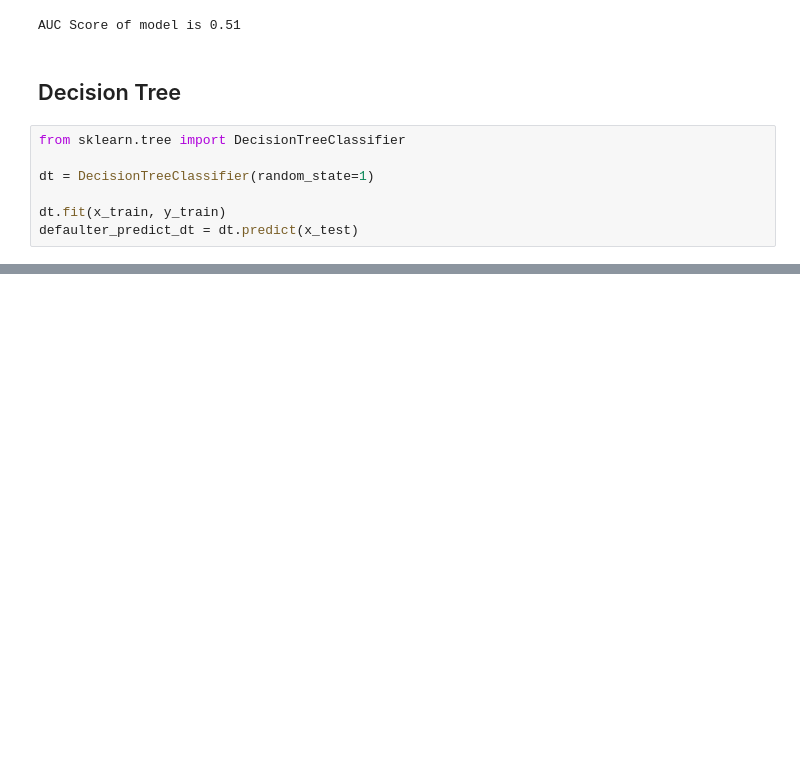
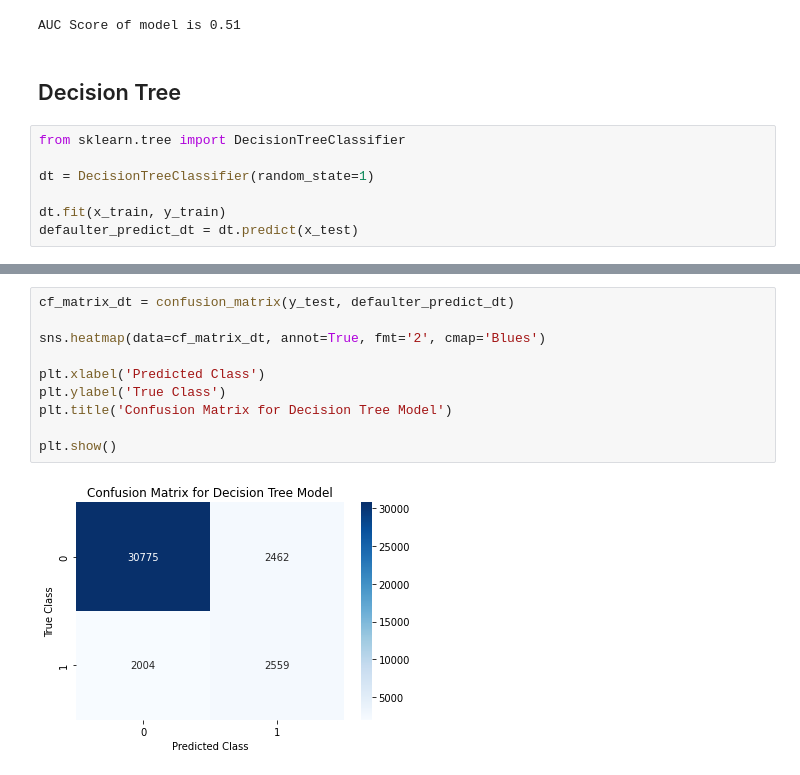
Before and after one commit to AmanCSE-1/Loan-Defaulter-Prediction-based-on-Customer-Behavior, a Jupyter notebook: main.ipynb, the cells around one changed output, grey strips where cells are left out. Saved outputs shown, nothing was run; the diff lists cells and outputs as text; blank space fills up the shorter version.

Commit message:
Decision Tree Model Evaluation : Accuracy = 88% and Recall = 56%

```diff
--- a/main.ipynb
+++ b/main.ipynb
@@ -322,0 +330,12 @@ defaulter_predict_dt = dt.predict(x_test)
+# %%
+cf_matrix_dt = confusion_matrix(y_test, defaulter_predict_dt)
+
+sns.heatmap(data=cf_matrix_dt, annot=True, fmt='2', cmap='Blues')
+
+plt.xlabel('Predicted Class')
+plt.ylabel('True Class')
+plt.title('Confusion Matrix for Decision Tree Model')
+
+plt.show()
+# %% [output]
+[figure, added]
```
Also changed, not shown: parts of 1 cell of this notebook.
